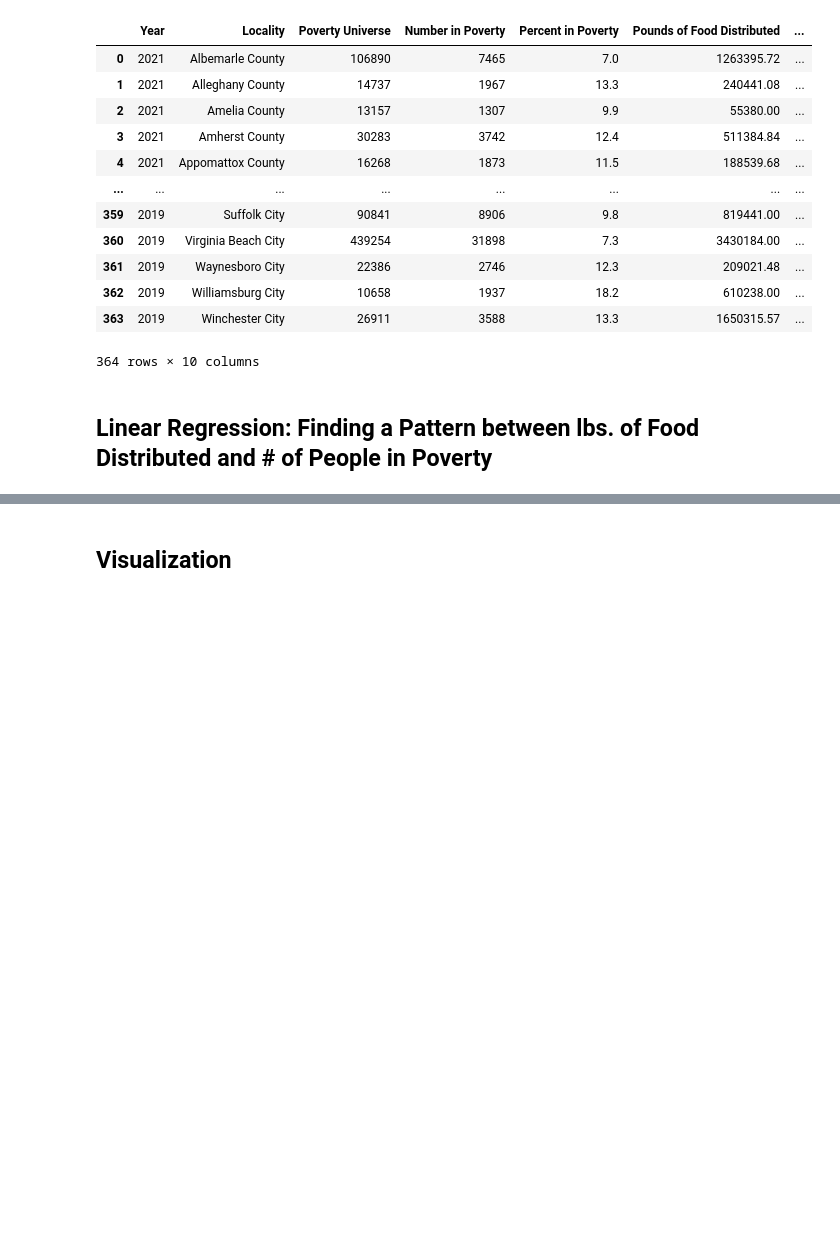
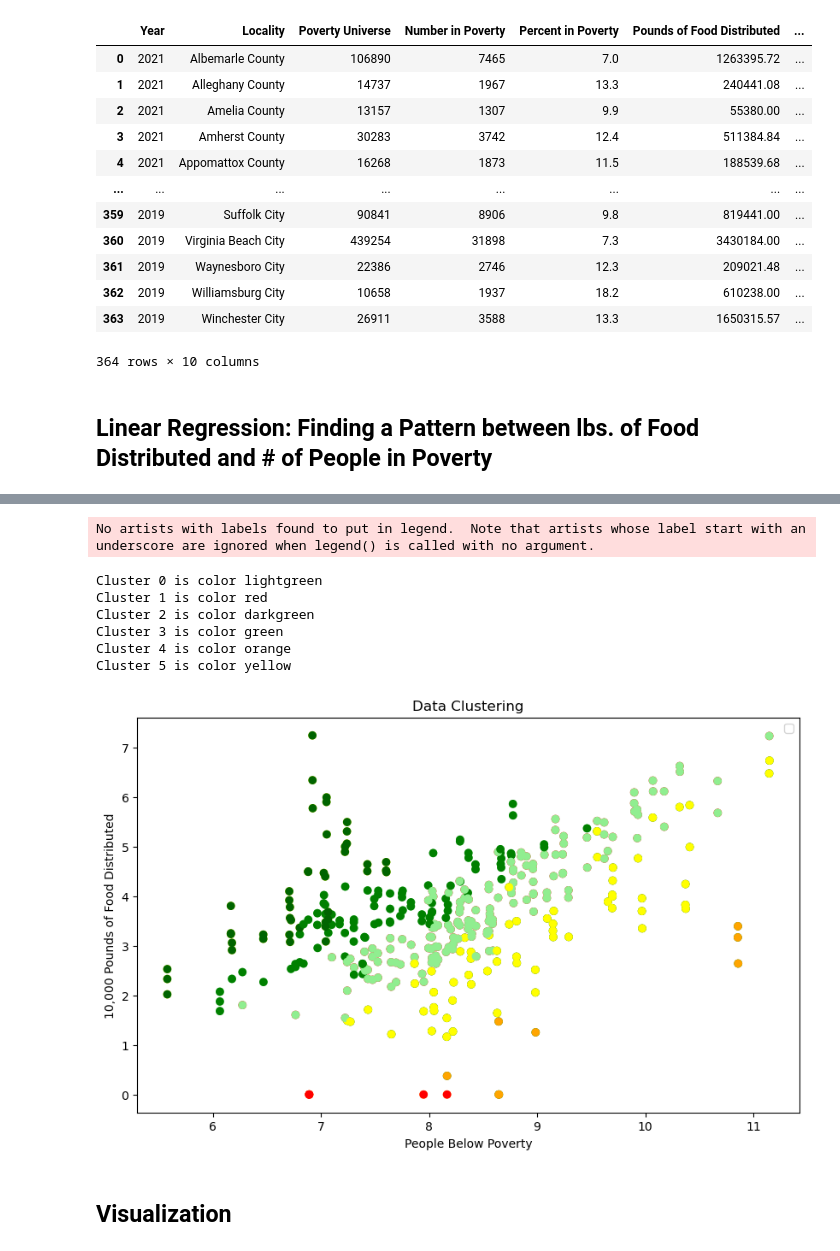
Before and after one commit to AWalnutTree/ML4VA, a Jupyter notebook: MLVA_Project.ipynb, the cells around one changed output, grey strips where cells are left out. Drawn from its saved outputs; the diff is of its cells as text; code cells hidden in the pictures; blank space fills up the shorter version.

```diff
--- a/MLVA_Project.ipynb
+++ b/MLVA_Project.ipynb
@@ -399,37 +403,60 @@ clusterable_data[clusterable_data < 0] = 0
 
 clusterable_data = normalize(clusterable_data)
 
 se = []
 for n in range(2, 11) :
   model = KMeans(n_clusters=n)
   model.fit(clusterable_data)
   se.append(model.inertia_)
-plt.plot(range(2, 11), se)
-plt.show()
+# plt.plot(range(2, 11), se)
+# plt.show()
 
-n3model = KMeans(n_clusters=3)
+n3model = KMeans(n_clusters=6, max_iter=500, n_init=100, random_state=42)
 n3model.fit(clusterable_data)
 
-colors = ["b", "g", "r", "c"]
+# colors = ["b", "g", "r", "c"]
+# colors = ["b", "g", "r", "c", "m", "y"]
+colors = ["red", "orange", "yellow", "lightgreen", "green", "darkgreen"]
+# colors = ["lightgreen", "green", "yellow", "darkgreen", "red", "orange"]
 
 plt.figure(figsize=(10, 6))
 
 X = combined_data[['people_below_poverty_total']]
 y = combined_data['Pounds of Food Distributed'] / 10000
 
 X_log = np.log(X)
 y_log = np.log(y)
 
 X_log[X_log < 0] = 0
 y_log[y_log < 0] = 0
 
 plt.scatter(X_log, y_log, color=np.array(colors)[n3model.labels_])
 
+centers = n3model.cluster_centers_
+sorted_indices = [3, 0, 5, 4, 1, 2]
+sorted_colors = np.array(colors)[sorted_indices]
+
+for i, center in enumerate(centers):
+  print(f"Cluster {i} is color {sorted_colors[i]}")
+
+# Replot with Sorted Colors
+plt.scatter(X_log, y_log, color=sorted_colors[n3model.labels_])
 plt.xlabel('People Below Poverty')
 plt.ylabel('10,000 Pounds of Food Distributed')
 plt.title('Data Clustering')
 plt.legend()
 plt.show()
+
+combined_data['Cluster'] = n3model.labels_
+# %% [output]
+No artists with labels found to put in legend.  Note that artists whose label start with an underscore are ignored when legend() is called with no argument.
+Cluster 0 is color lightgreen
+Cluster 1 is color red
+Cluster 2 is color darkgreen
+Cluster 3 is color green
+Cluster 4 is color orange
+Cluster 5 is color yellow
+[figure, added]
 # %%
 # Calculate residuals for each year
 residuals = {}
```
Also changed, not shown: parts of 3 cells of this notebook, 5 other files.
